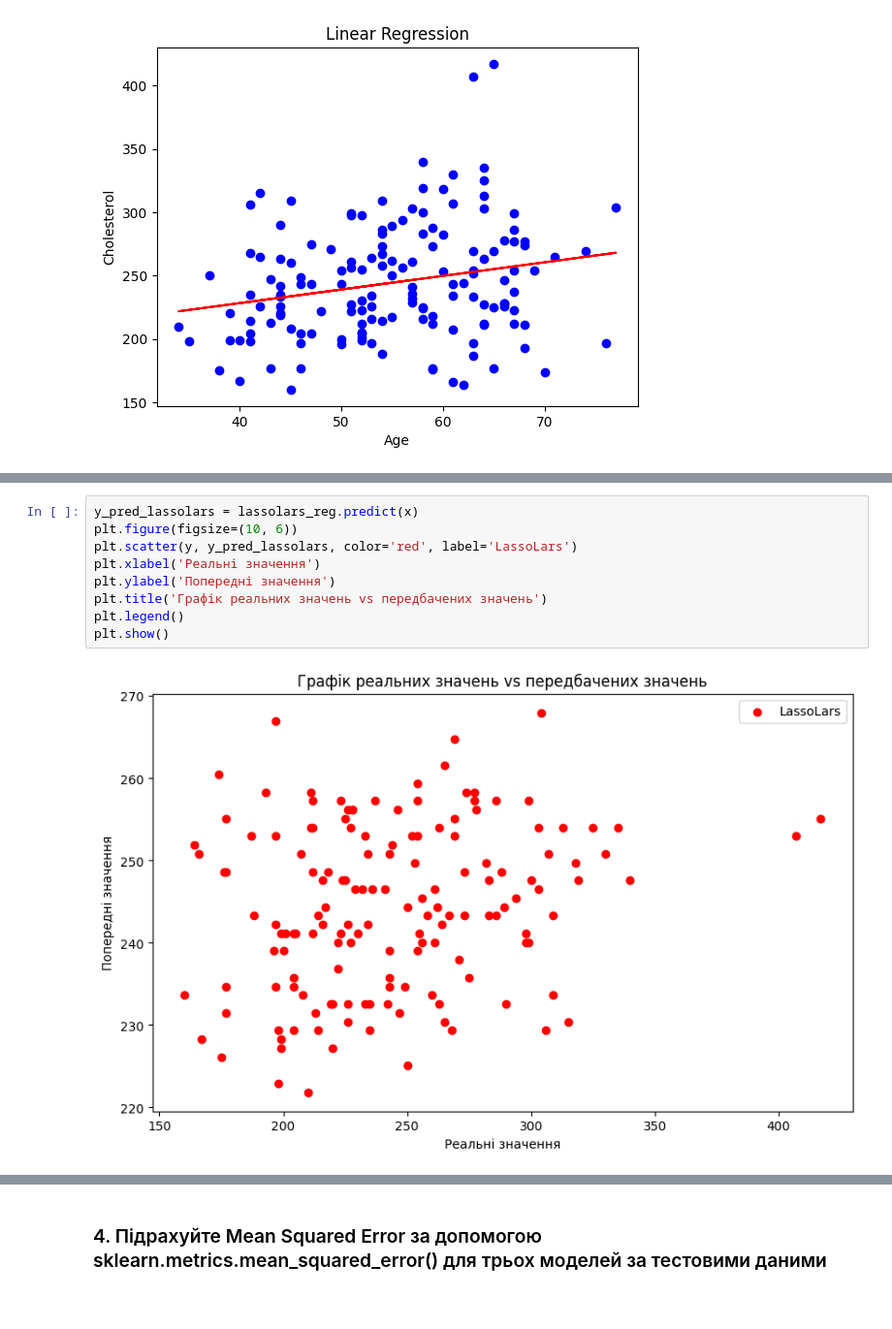
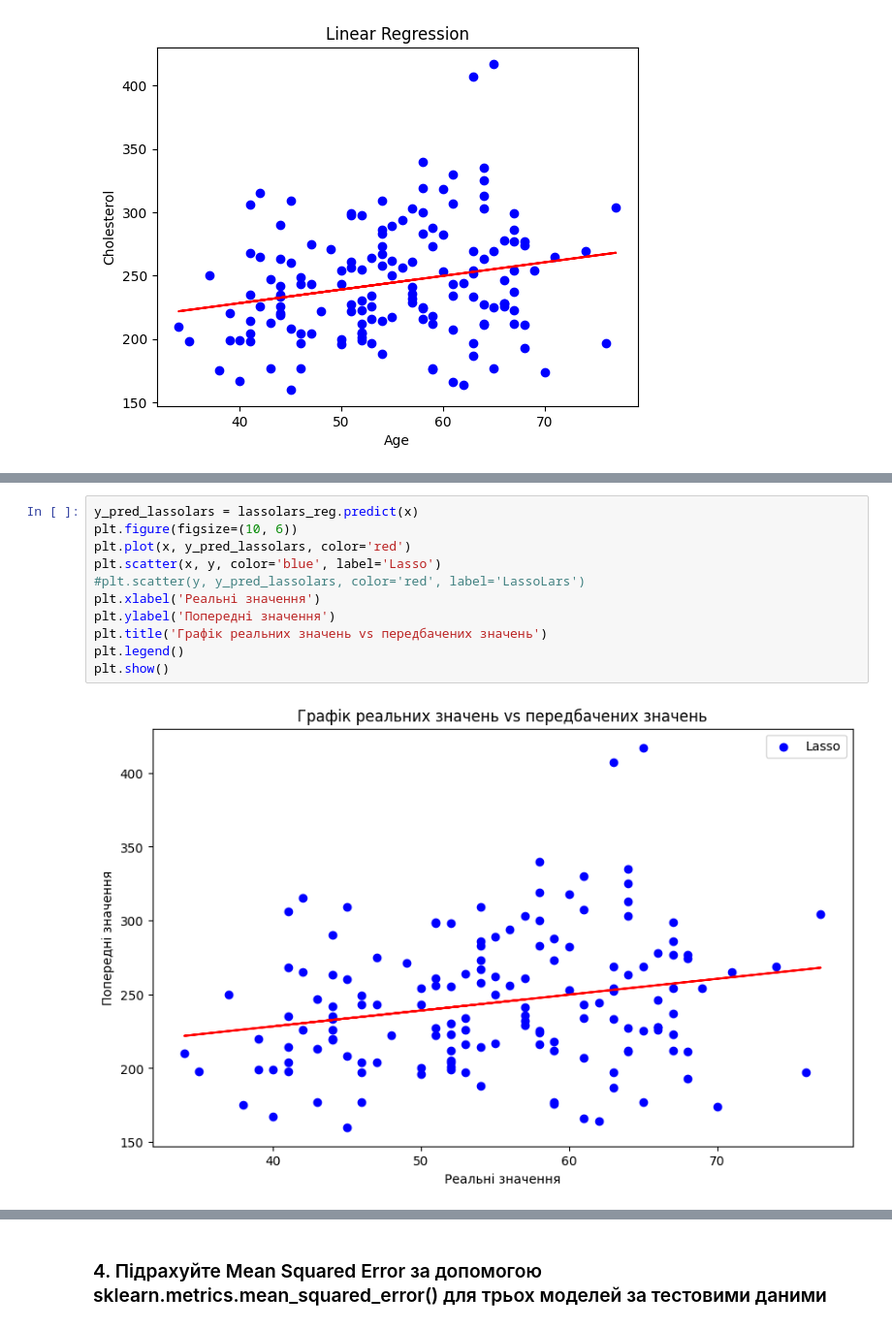
Before and after one commit to Vikyliya/ad_labs, a Jupyter notebook: lab4/lab4_3.ipynb, the cells around one changed output, grey strips where cells are left out. Shown: that part at 97% size. Cells and saved outputs as stored; diff of their text form.

```diff
--- a/lab4/lab4_3.ipynb
+++ b/lab4/lab4_3.ipynb
@@ -86,11 +87,13 @@ plt.show()
 # %%
 y_pred_lassolars = lassolars_reg.predict(x)
 plt.figure(figsize=(10, 6))
-plt.scatter(y, y_pred_lassolars, color='red', label='LassoLars')
+plt.plot(x, y_pred_lassolars, color='red')
+plt.scatter(x, y, color='blue', label='Lasso')
+#plt.scatter(y, y_pred_lassolars, color='red', label='LassoLars')
 plt.xlabel('Реальні значення')
 plt.ylabel('Попередні значення')
 plt.title('Графік реальних значень vs передбачених значень')
 plt.legend()
 plt.show()
 # %% [output]
-[figure, old version]
+[figure, new version]
```
Also changed, not shown: parts of 2 cells of this notebook, 2 other files.
